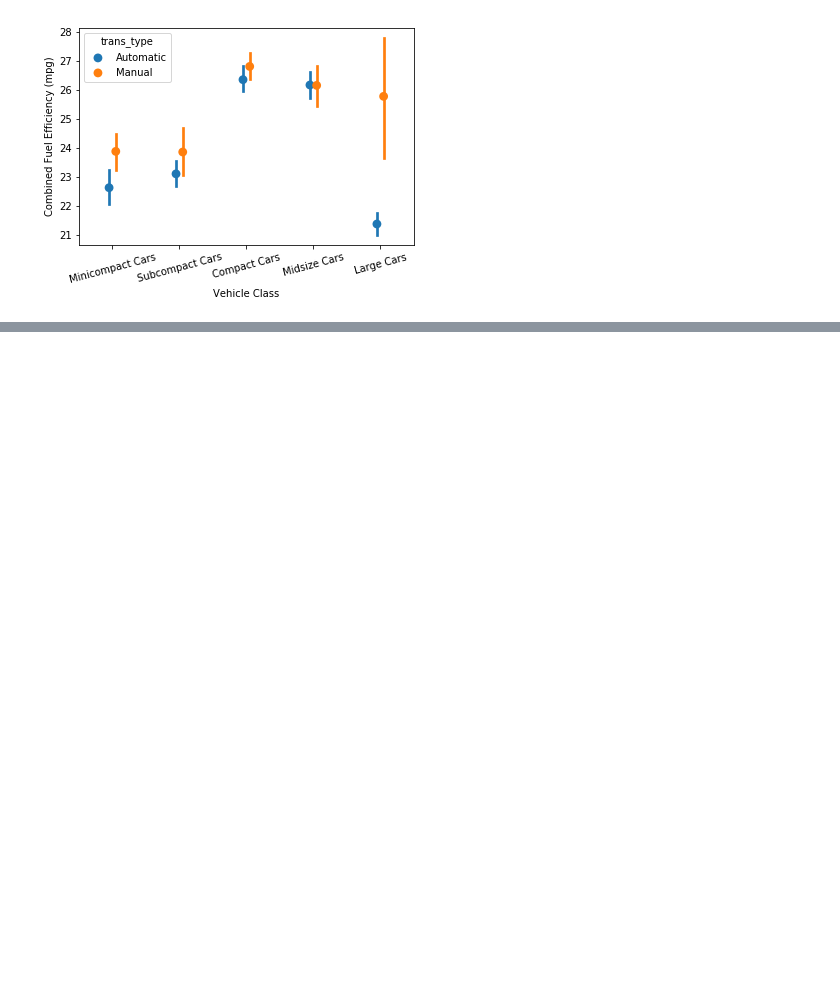
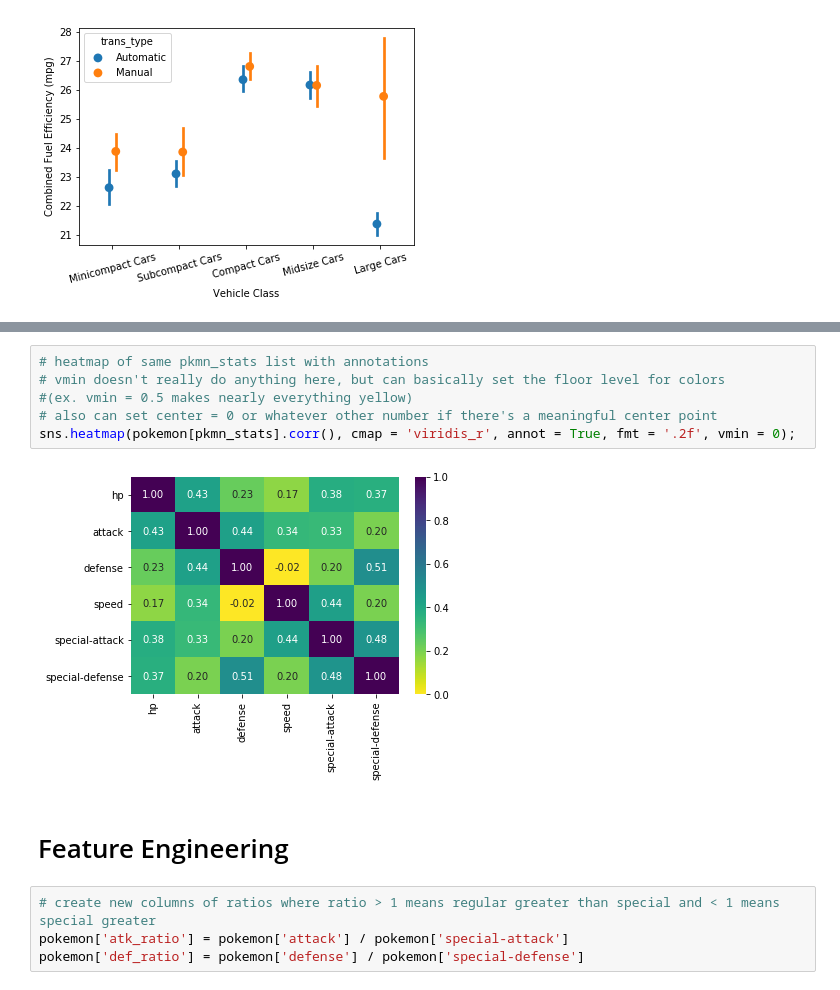
Before and after one commit to deepaksithu/Multivariate_Exploration_of_Data_Notes, a Jupyter notebook: Multivariate_Visualizations.ipynb, the cells around one changed output, grey strips where cells are left out. Drawn from its saved outputs; the diff is of its cells as text; blank space fills up the shorter version.

```diff
--- a/Multivariate_Visualizations.ipynb
+++ b/Multivariate_Visualizations.ipynb
@@ -274,0 +305,14 @@ plt.ylabel('Combined Fuel Efficiency (mpg)');
+# %%
+# heatmap of same pkmn_stats list with annotations
+# vmin doesn't really do anything here, but can basically set the floor level for colors
+#(ex. vmin = 0.5 makes nearly everything yellow)
+# also can set center = 0 or whatever other number if there's a meaningful center point
+sns.heatmap(pokemon[pkmn_stats].corr(), cmap = 'viridis_r', annot = True, fmt = '.2f', vmin = 0);
+# %% [output]
+[figure, added]
+# %% [markdown]
+# Feature Engineering
+# %%
+# create new columns of ratios where ratio > 1 means regular greater than special and < 1 means special greater
+pokemon['atk_ratio'] = pokemon['attack'] / pokemon['special-attack']
+pokemon['def_ratio'] = pokemon['defense'] / pokemon['special-defense']
```
Also changed, not shown: parts of 7 cells of this notebook, 1 other file.
